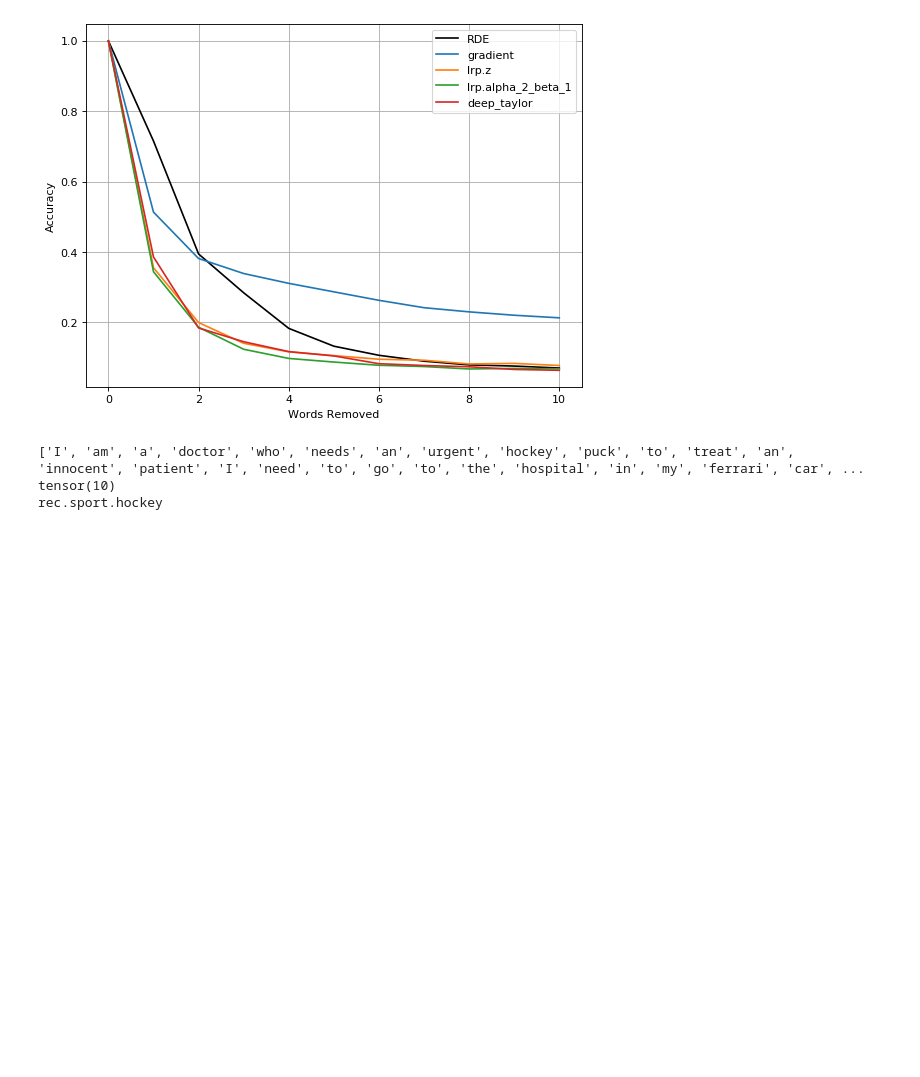
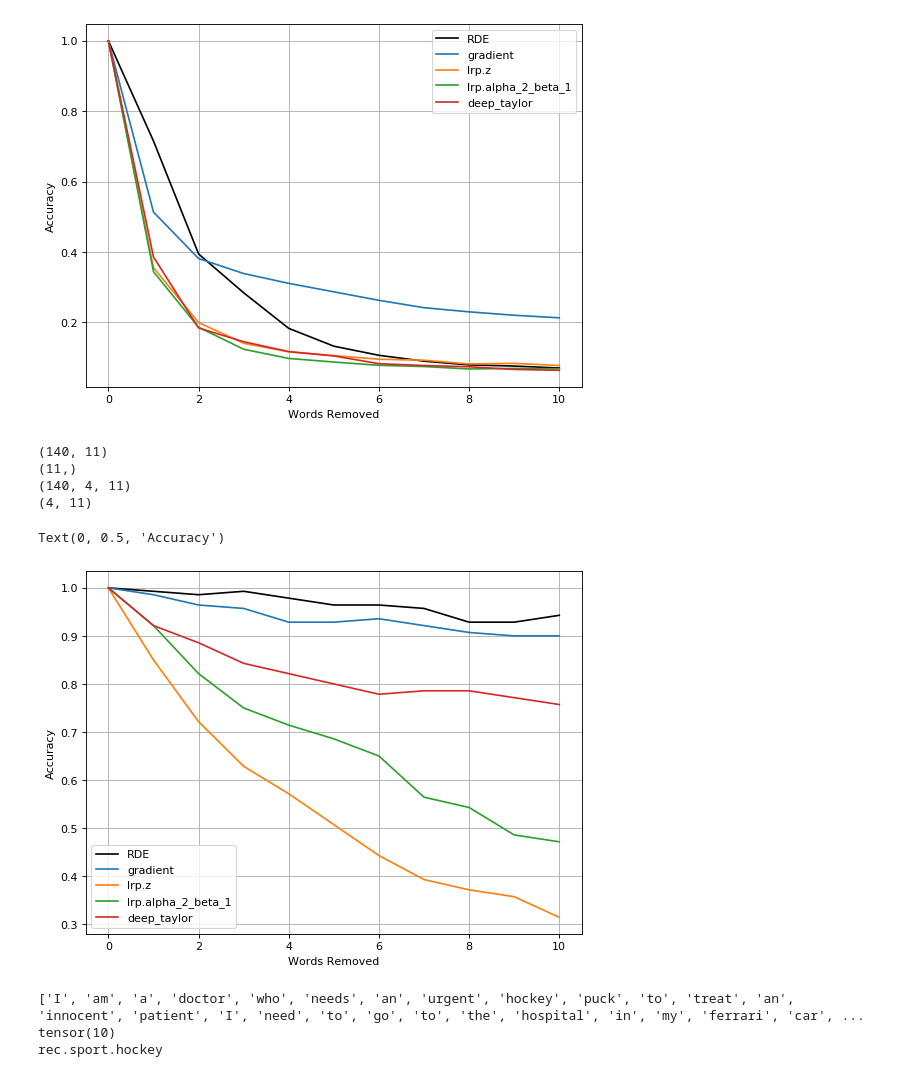
Before and after one commit to CyanideBoy/RDE-Project, a Jupyter notebook: NG20/RelMaps/relMaps_loss4.ipynb, the cells around one changed output. Cells and saved outputs as stored; diff of their text form; code cells hidden in the pictures; blank space fills up the shorter version.

```diff
--- a/NG20/RelMaps/relMaps_loss4.ipynb
+++ b/NG20/RelMaps/relMaps_loss4.ipynb
@@ -865,6 +865,75 @@ plt.ylabel('Accuracy')
 # %% [output]
 Text(0, 0.5, 'Accuracy')
 [figure]
+# %%
+###### ACC GRAPH
+def get_acc_zero(x,target,maps):
+    BTCH = 1
+    yval = [None]*len(maps)
+    for i in range(len(maps)):
+
+        yval[i] = np.zeros(11)
+        #n = np.random.normal(size=(BTCH,1,x.shape[0],300))
+        n = np.zeros((BTCH,1,x.shape[0],300))
+        order = np.argsort(maps[i])[::-1]
+        xt = x[None,None,:,:]
+        xt = np.tile(xt,(BTCH,1,1,1))
+
+        with torch.no_grad():
+            for k in range(1,11):
+
+                xt[:,0,order[:k],:] = n[:,0,order[:k],:]
+                out = model(torch.as_tensor(xt.astype(np.float32)).to(device))
+                highest_dim = np.argmax(out.cpu().numpy(), axis=1)
+                temp = [int(x==target) for x in highest_dim]
+                yval[i][k] = sum(temp)/BTCH
+            yval[i][0] = 1
+    return yval
+
+
+y_acc=[np.zeros(11)]*140
+y2_acc = [[np.zeros(11)]*len(analyzers)]*140
+for i in range(7):
+    for j in range(20):
+        #print(pths[j][i])
+        #print(test_sample_paths[i+j*4])
+        w,x = dset.data_from_path(pths[j][i])
+        m = rmap[j][i]
+        y_acc[j*7 + i] = get_acc_zero(x,j,[m])
+        y2_acc[j*7 + i] = get_acc_zero(x,j,analyzis[j*7+i])
+
+yt = [x[0] for x in y_acc]
+z = np.array(yt)
+print(z.shape)
+print(z.mean(axis=0).shape)
+yam = z.mean(axis=0)
+
+print(np.array(y2_acc).shape)
+z = np.array(y2_acc)
+y2am = z.mean(axis=0)
+print(y2am.shape)
+
+
+
+
+plt.figure(num=None, figsize=(8, 6), dpi=80, facecolor='w', edgecolor='k')
+
+plt.plot(yam,'black')
+
+for i in range(y2am.shape[0]):
+    plt.plot(y2am[i])
+
+plt.legend(['RDE','gradient', 'lrp.z', 'lrp.alpha_2_beta_1', 'deep_taylor'])
+plt.grid(True)
+plt.xlabel('Words Removed')
+plt.ylabel('Accuracy')
+# %% [output]
+(140, 11)
+(11,)
+(140, 4, 11)
+(4, 11)
+Text(0, 0.5, 'Accuracy')
+[figure, added]
 # %%
 e, sample = dset.data_from_path('exp.txt')
 print(e)
```
Also changed, not shown: parts of 1 cell of this notebook, 2 other files.
